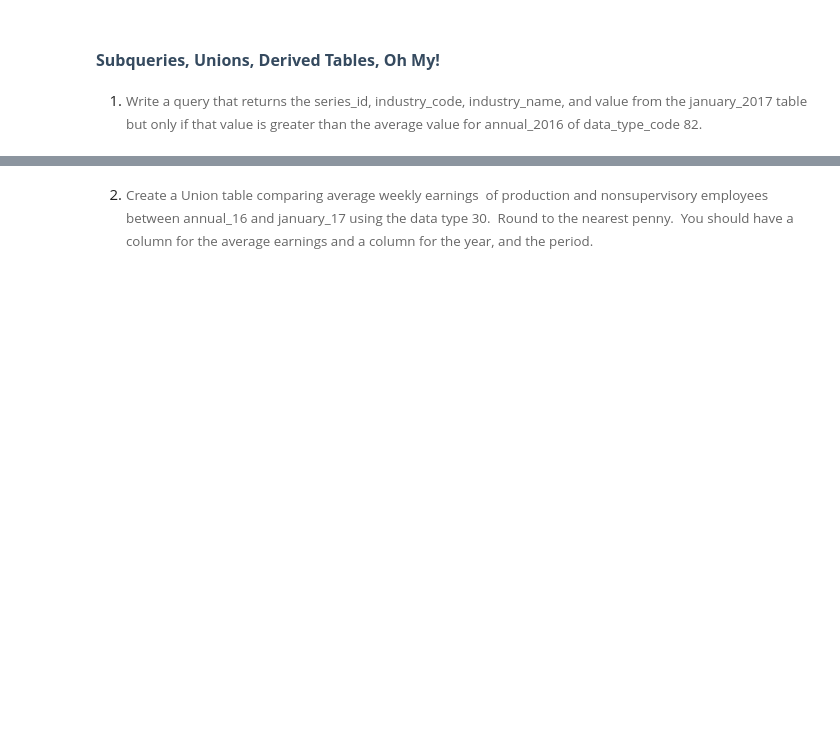
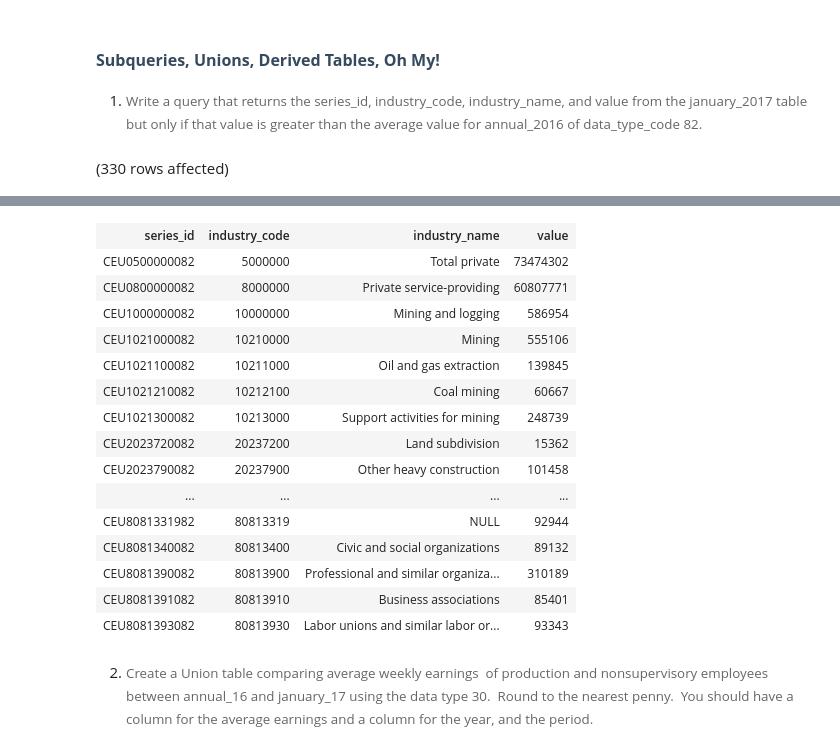
Before and after one commit to millerkiley99/Assignment3_9to5, a Jupyter notebook: 9to5-KileyMiller.ipynb, the cells around one changed output, grey strips where cells are left out. Saved outputs shown, nothing was run; the diff lists cells and outputs as text; code cells hidden in the pictures; blank space fills up the shorter version.

```diff
--- a/9to5-KileyMiller.ipynb
+++ b/9to5-KileyMiller.ipynb
@@ -71,3 +277,18 @@ To add a photo, diagram or document to your file, drop the file into the folder
 ## <span style="font-size: 12pt; font-family: Montserrat, sans-serif; color: rgb(53, 74, 95); background-color: rgb(255, 255, 255); font-weight: 700; font-variant-numeric: normal; font-variant-east-asian: normal; vertical-align: baseline; white-space: pre-wrap;">Subqueries, Unions, Derived Tables, Oh My!</span>
 
 1. <span style="background-color: rgb(255, 255, 255); font-size: 10pt; white-space: pre-wrap; color: rgb(102, 102, 102); font-family: Arvo, serif;">Write a query that returns the series_id, industry_code, industry_name, and value from the january_2017 table but only if that value is greater than the average value for annual_2016 of data_type_code 82.</span>
+# %%
+SELECT j.series_id, i.industry_code, i.industry_name, j.value
+FROM LaborStatisticsDB.dbo.january_2017 as j, LaborStatisticsDB.dbo.industry as i, LaborStatisticsDB.dbo.series as s
+WHERE j.series_id = s.series_id AND s.industry_code = i.industry_code AND s.data_type_code = 82 AND j.value > (
+    SELECT AVG(a.value)
+    FROM LaborStatisticsDB.dbo.annual_2016 as a
+    WHERE a.series_id IN (
+        SELECT s.series_id
+        FROM LaborStatisticsDB.dbo.series
+        WHERE data_type_code = 82
+    )
+)
+GROUP BY j.series_id, i.industry_code, i.industry_name, j.value
+# %% [output]
+(330 rows affected)
@@ -74,3 +296,19 @@ To add a photo, diagram or document to your file, drop the file into the folder
+| series_id | industry_code | industry_name | value |
+| CEU0500000082 | 5000000 | Total private | 73474302 |
+| CEU0800000082 | 8000000 | Private service-providing | 60807771 |
+| CEU1000000082 | 10000000 | Mining and logging | 586954 |
+| CEU1021000082 | 10210000 | Mining | 555106 |
+| CEU1021100082 | 10211000 | Oil and gas extraction | 139845 |
+| CEU1021210082 | 10212100 | Coal mining | 60667 |
+| CEU1021300082 | 10213000 | Support activities for mining | 248739 |
+| CEU2023720082 | 20237200 | Land subdivision | 15362 |
+| CEU2023790082 | 20237900 | Other heavy construction | 101458 |
+| ... | ... | ... | ... |
+| CEU8081331982 | 80813319 | NULL | 92944 |
+| CEU8081340082 | 80813400 | Civic and social organizations | 89132 |
+| CEU8081390082 | 80813900 | Professional and similar organiza... | 310189 |
+| CEU8081391082 | 80813910 | Business associations | 85401 |
+| CEU8081393082 | 80813930 | Labor unions and similar labor or... | 93343 |
 # %% [markdown]
 2. <span style="background-color: rgb(255, 255, 255); font-size: 10pt; white-space: pre-wrap; color: rgb(102, 102, 102); font-family: Arvo, serif;">Create a Union table comparing average weekly earnings&nbsp; of production and nonsupervisory employees between annual_16 and january_17 using the data type 30.&nbsp; Round to the nearest penny.&nbsp; You should have a column for the average earnings and a column for the year, and the period.</span>
 # %% [markdown]
```
Also changed, not shown: parts of 15 cells of this notebook.
